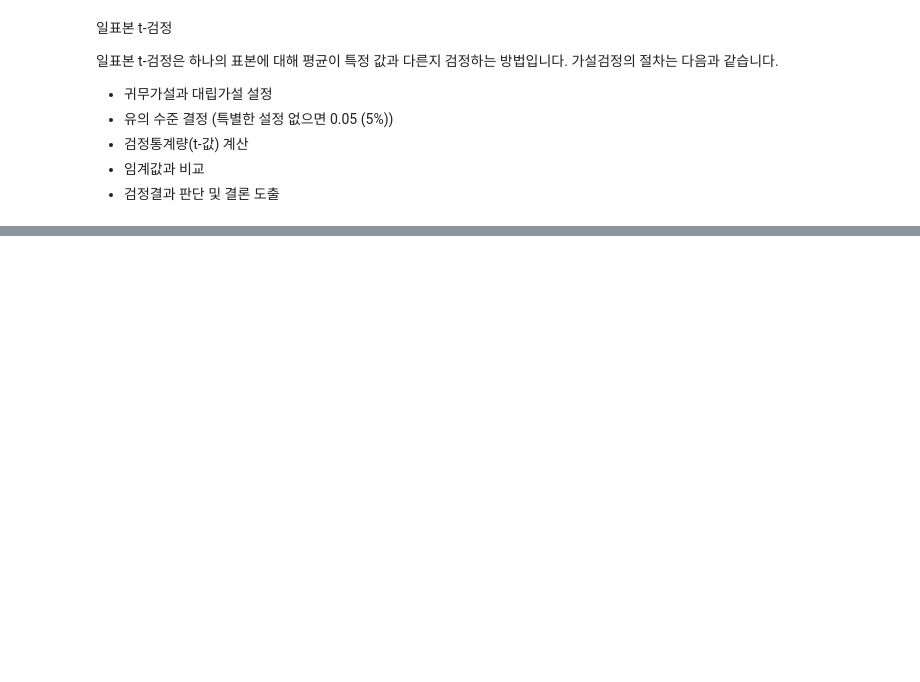
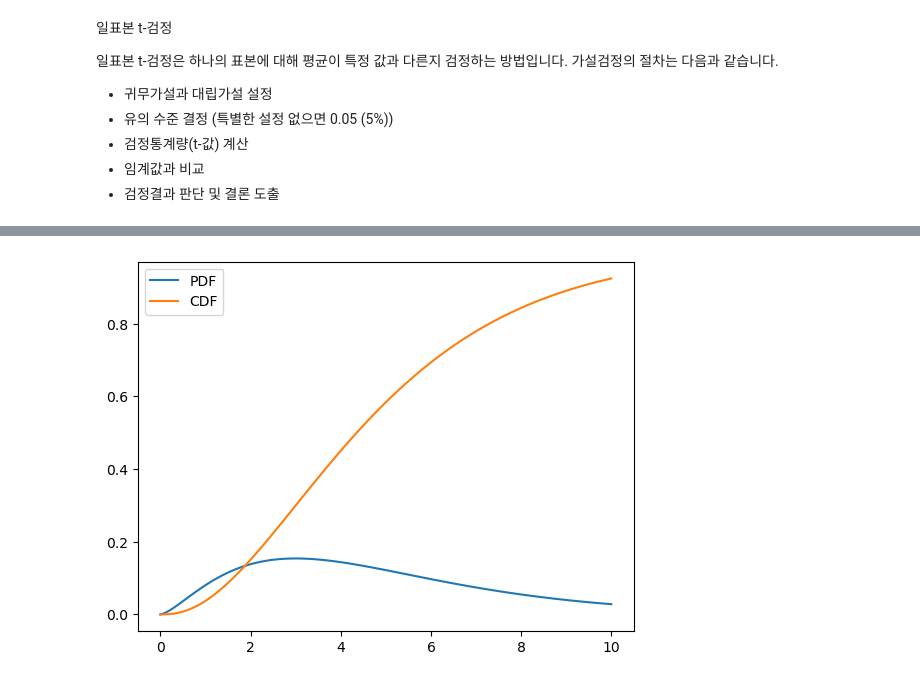
Before and after one commit to yul77/hmkd1-2023, a Jupyter notebook: 통계수학/stat3.ipynb, the cells around one changed output, grey strips where cells are left out. Saved outputs shown, nothing was run; the diff lists cells and outputs as text; code cells hidden in the pictures; blank space fills up the shorter version.

```diff
--- a/통계수학/stat3.ipynb
+++ b/통계수학/stat3.ipynb
@@ -323,0 +328,6 @@ p_value: 0.43013838884407507
+# %%
+import matplotlib.pyplot as plt
+from matlotlib import rc
+
+rc('font',family='Malgun Gothic')  # 한글 폰트 설정
+plt.rcParams['axes.unicode_minus'] = False # 마이너스 부호 출력 설정
@@ -323,0 +445,21 @@ p_value: 0.43013838884407507
+# %%
+import numpy as np
+from scipy.stats import chi2 #chi=카이
+import matplotlib.pyplot as plt
+
+#카이제곱 분포의 확률밀도함수 그래프
+x = np.linspace(0,10,100)
+df = 5
+pdf = chi2.pdf(x,df) #카이스퀘어 분포를 따르는 확률분포
+plt.plot(x,pdf,label='PDF')
+
+#카이제곱 분포의 누적분포함수 그래프
+x = np.linspace(0,10,100)
+df = 5
+cdf = chi2.cdf(x,df)
+plt.plot(x,cdf,label='CDF')
+
+plt.legend()
+plt.show()
+# %% [output]
+[figure, added]
```
Also changed, not shown: parts of 33 cells of this notebook.
